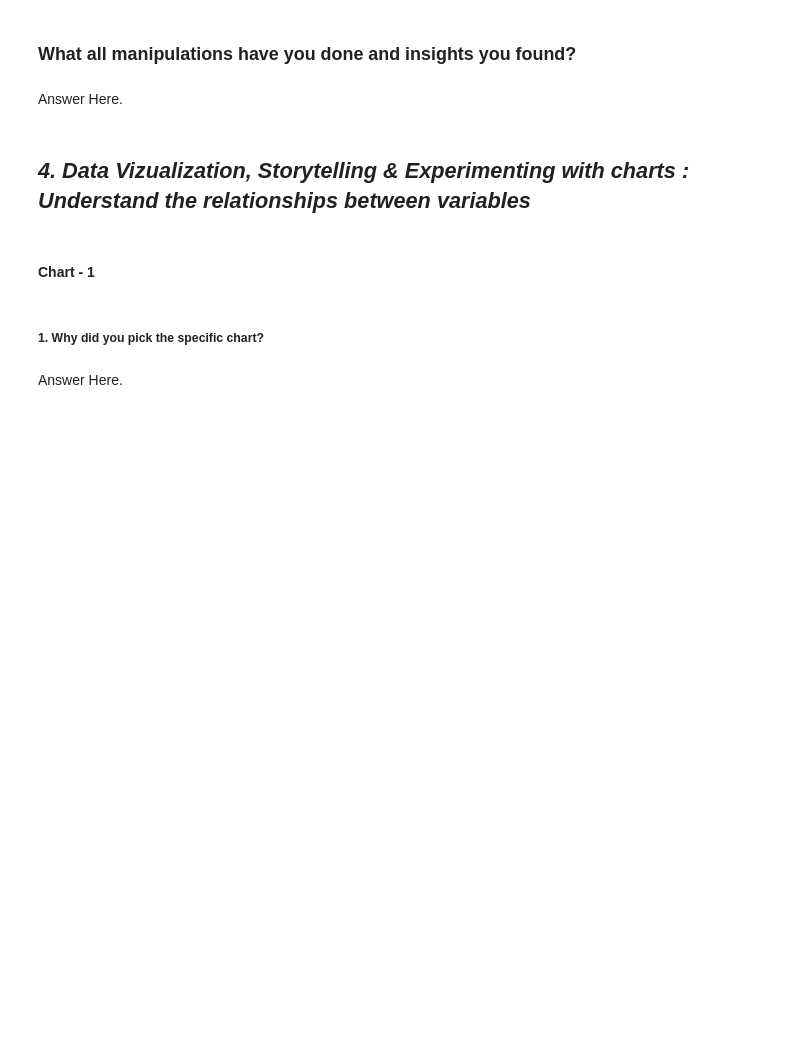
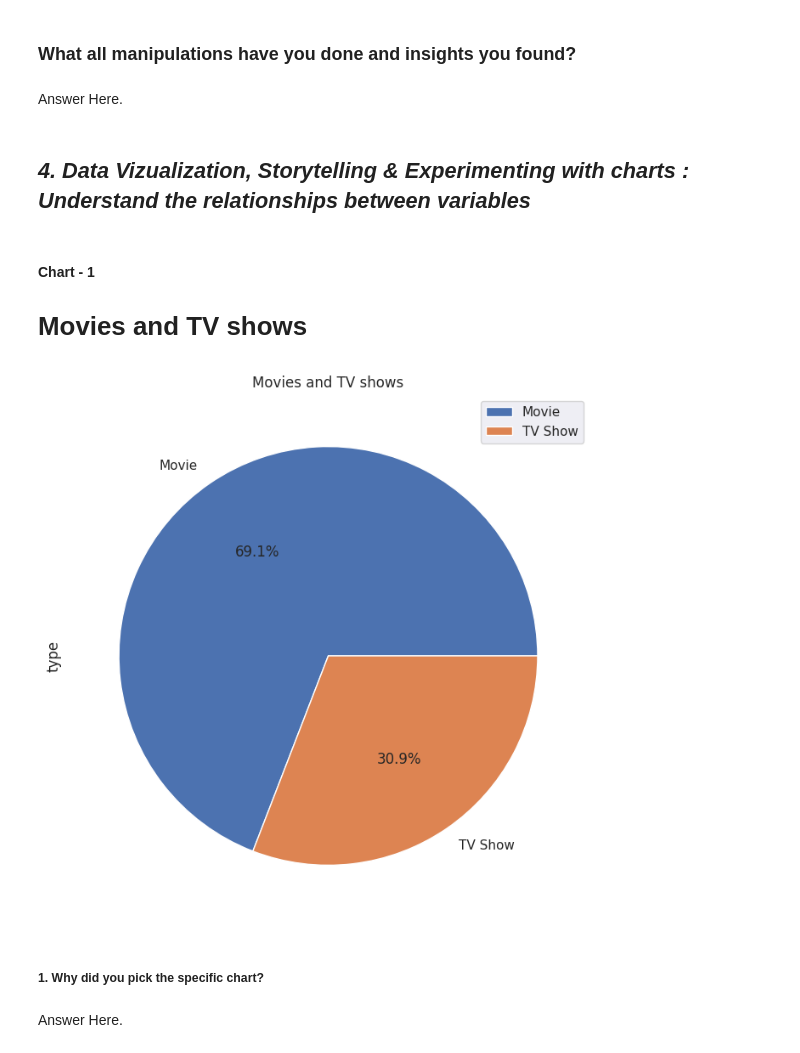
Before and after one commit to sonu9479/-NETFLIX-MOVIES-AND-TV-SHOWS-CLUSTERING-project, a Jupyter notebook: NETFLIX_MOVIES_AND_TV_SHOWS_CLUSTERING.ipynb, the cells around one changed output. Saved outputs shown, nothing was run; the diff lists cells and outputs as text; code cells hidden in the pictures; blank space fills up the shorter version.

```diff
--- a/NETFLIX_MOVIES_AND_TV_SHOWS_CLUSTERING.ipynb
+++ b/NETFLIX_MOVIES_AND_TV_SHOWS_CLUSTERING.ipynb
@@ -203,2 +197,11 @@ Answer Here
 # %%
 # Write your code to make your dataset analysis ready.
+data['date_added'] = pd.to_datetime(data['date_added'])
+# %%
+import datetime as dt
+data['month_added'] = pd.to_datetime(data['date_added']).dt.month
+# %%
+data['month_added'] = pd.to_datetime(data['month_added'], format='%m').dt.strftime('%B')
+data['year_added'] = pd.to_datetime(data['date_added']).dt.year
+# %%
+data.drop(['date_added','show_id'], inplace = True, axis = 1)
@@ -210,3 +245,4 @@ Answer Here.
 ## ***4. Data Vizualization, Storytelling & Experimenting with charts : Understand the relationships between variables***
 # %% [markdown]
 #### Chart - 1
+# Movies and TV shows
@@ -215,3 +249,10 @@ Answer Here.
+# %%
+# Chart - 1 visualization code
+data['type'].value_counts().plot.pie(autopct='%1.1f%%',figsize = (15,8),title = 'Movies and TV shows')
+plt.legend()
+plt.show()
+# %% [output]
+[figure, added]
 # %% [markdown]
 ##### 1. Why did you pick the specific chart?
 # %% [markdown]
```
Also changed, not shown: parts of 174 cells of this notebook.
